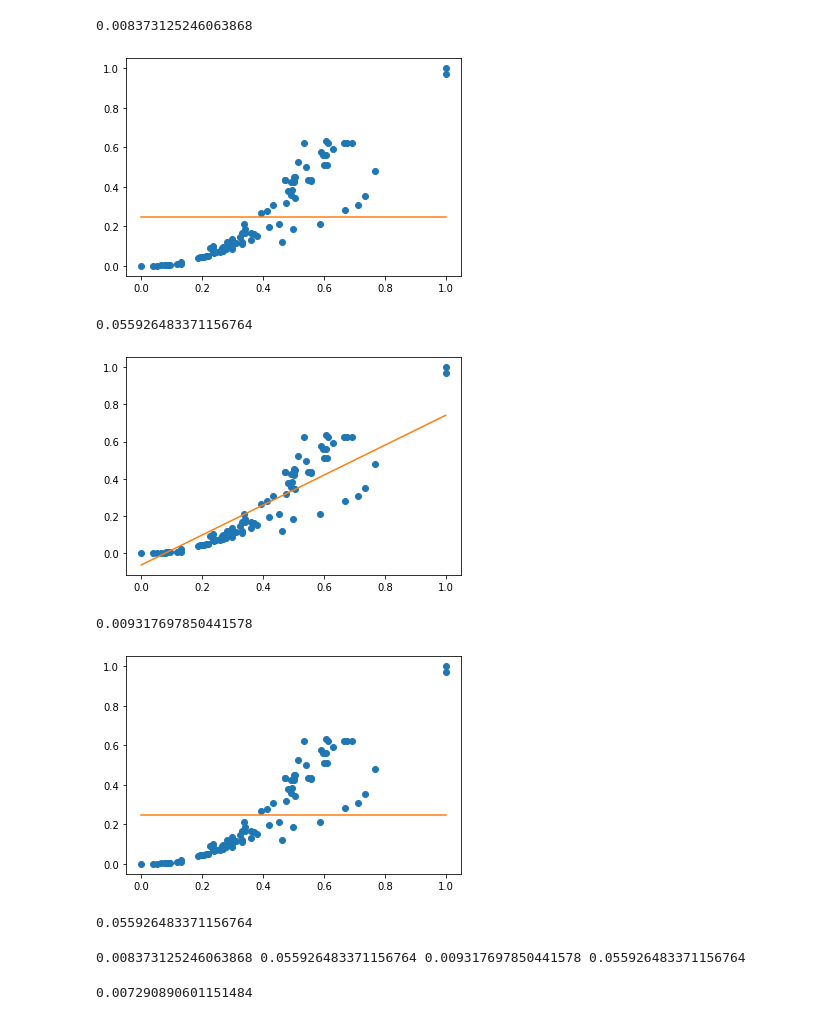
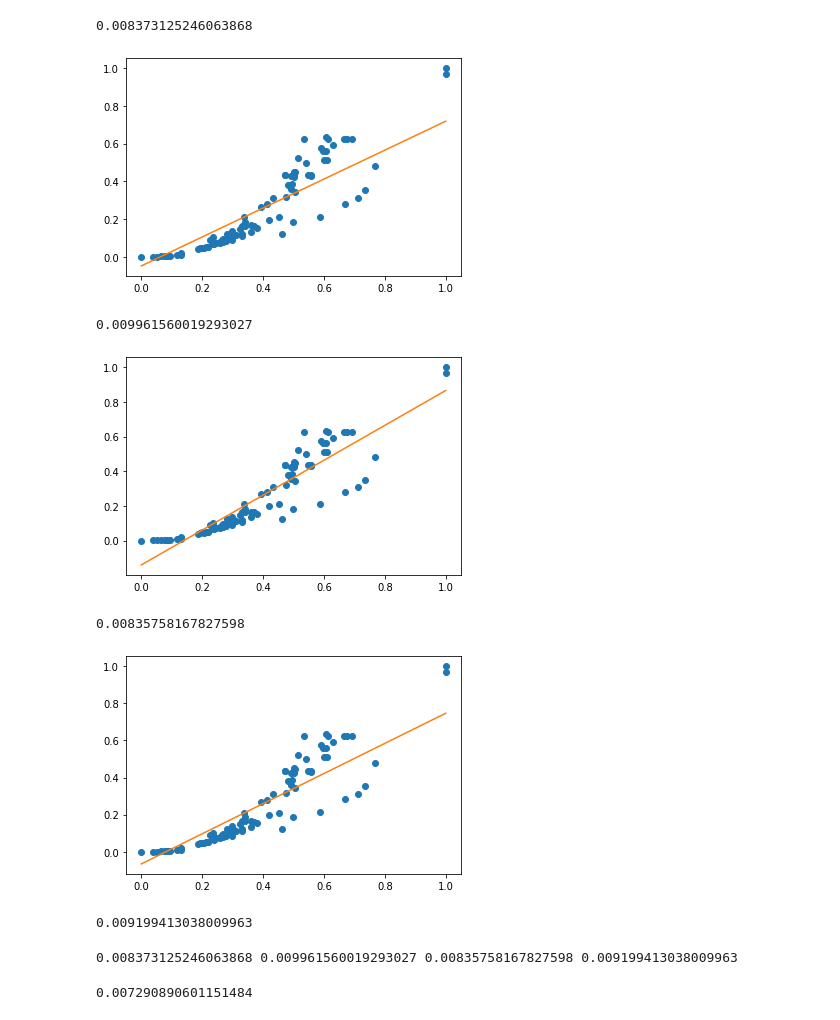
Before and after one commit to mosalov/Notebook_For_AI_Main, a Jupyter notebook: task5.ipynb, the cells around one changed output. Saved outputs shown, nothing was run; the diff lists cells and outputs as text; code cells hidden in the pictures.

```diff
--- a/task5.ipynb
+++ b/task5.ipynb
@@ -161,8 +161,8 @@ print(mse2)
 # %% [output]
 0.008373125246063868
 # %%
-# Построим модель линейной регресси с L1-регуляризацией и выведем результаты для нормированных данных
-model3 = linear_model.Lasso()
+# Построим модель линейной регресси с L1-регуляризацией и выведем результаты для нормированных данных.
+model3 = linear_model.Lasso(alpha=0.01)
 model3.fit(scaled_train_x, scaled_train_y)
 a = model3.coef_[0]
 b = model3.intercept_
@@ -174,7 +174,7 @@ plt.plot(scaled_train_x, scaled_train_y, 'o')
 plt.plot(x, y)
 plt.show()
 # %% [output]
-[figure, old version]
+[figure, new version]
 # %%
 # Проверим результат на валидационной выборке
 scaled_val_x = scaler_x.transform(val_x)
@@ -184,11 +184,12 @@ val_predicted = model3.predict(scaled_val_x)
 
 mse3 = mean_squared_error(scaled_val_y, val_predicted)
 print(mse3)
+# Можете поэкспериментировать со значением параметра alpha, чтобы уменьшить ошибку
 # %% [output]
-0.055926483371156764
+0.009961560019293027
 # %%
 # Построим модель линейной регресси с L2-регуляризацией и выведем результаты для нормированных данных
-model4 = linear_model.Ridge()
+model4 = linear_model.Ridge(alpha=0.01)
 model4.fit(scaled_train_x, scaled_train_y)
 a = model4.coef_[0]
 b = model4.intercept_
@@ -200,7 +201,7 @@ plt.plot(scaled_train_x, scaled_train_y, 'o')
 plt.plot(x, y)
 plt.show()
 # %% [output]
-[figure, old version]
+[figure, new version]
 # %%
 # Проверим результат на валидационной выборке
 scaled_val_x = scaler_x.transform(val_x)
@@ -210,23 +211,24 @@ val_predicted = model4.predict(scaled_val_x)
 
 mse4 = mean_squared_error(scaled_val_y, val_predicted)
 print(mse4)
+# Можете поэкспериментировать со значением параметра alpha, чтобы уменьшить ошибку
 # %% [output]
-0.009317697850441578
+0.00835758167827598
 # %%
 # Построим модель линейной регресси с ElasticNet-регуляризацией и выведем результаты для нормированных данных
-model5 = linear_model.ElasticNet()
+model5 = linear_model.ElasticNet(alpha=0.01, l1_ratio = 0.01)
 model5.fit(scaled_train_x, scaled_train_y)
 a = model5.coef_[0]
 b = model5.intercept_
 
 x = np.linspace(min(scaled_train_x), max(scaled_train_x), 100)
 y = a * x + b
 
 plt.plot(scaled_train_x, scaled_train_y, 'o')
 plt.plot(x, y)
 plt.show()
 # %% [output]
-[figure, old version]
+[figure, new version]
 # %%
 # Проверим результат на валидационной выборке
 scaled_val_x = scaler_x.transform(val_x)
@@ -236,13 +238,14 @@ val_predicted = model5.predict(scaled_val_x)
 
 mse5 = mean_squared_error(scaled_val_y, val_predicted)
 print(mse5)
+# Можете поэкспериментировать со значениями параметров alpha и l1_ratio, чтобы уменьшить ошибку
 # %% [output]
-0.055926483371156764
+0.009199413038009963
 # %%
 # Выведем ошибки для моделей на нормированных данных
 print(mse2, mse3, mse4, mse5)
 # %% [output]
-0.008373125246063868 0.055926483371156764 0.009317697850441578 0.055926483371156764
+0.008373125246063868 0.009961560019293027 0.00835758167827598 0.009199413038009963
 # %%
 # Минимальное значение достигается для второй модели, получим итоговую величину ошибки на тестовой выборке
 scaled_test_x = scaler_x.transform(test_x)
```
Also changed, not shown: 1 other file.
